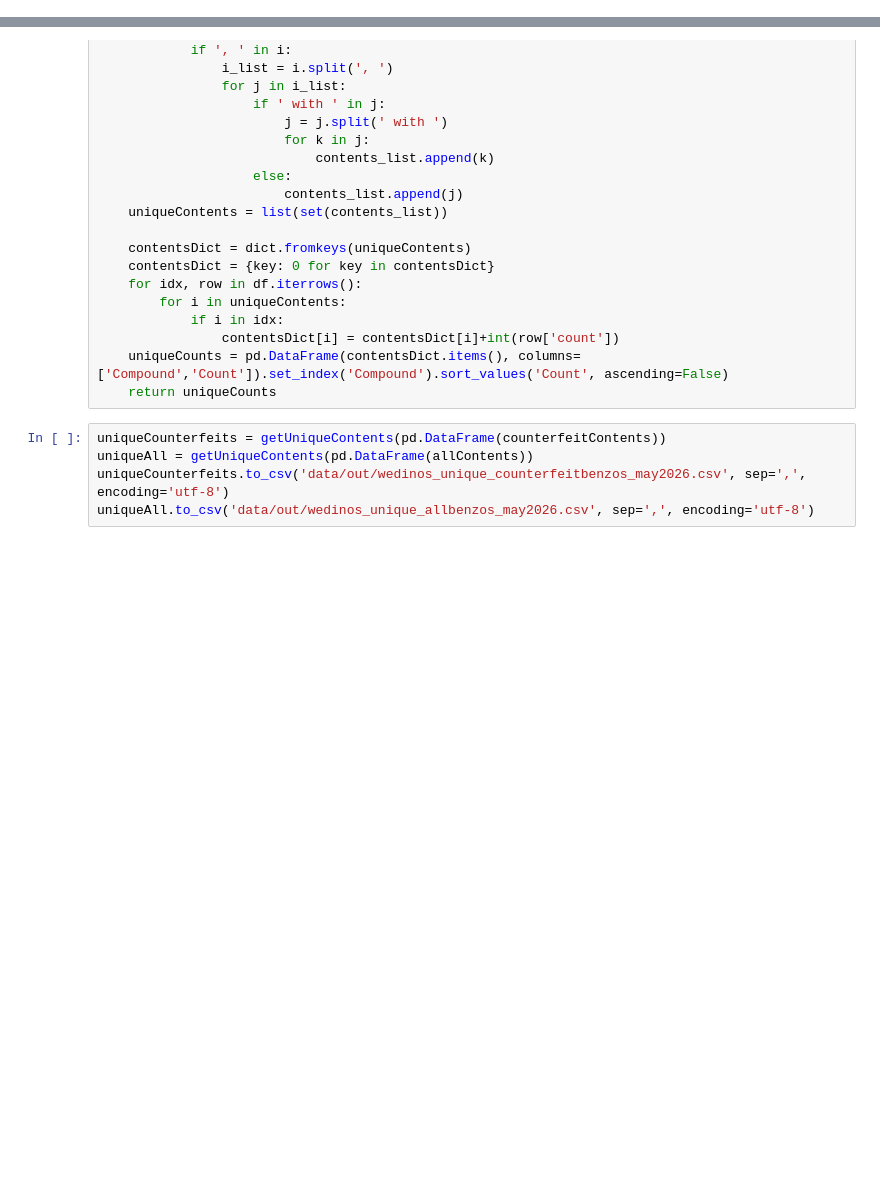
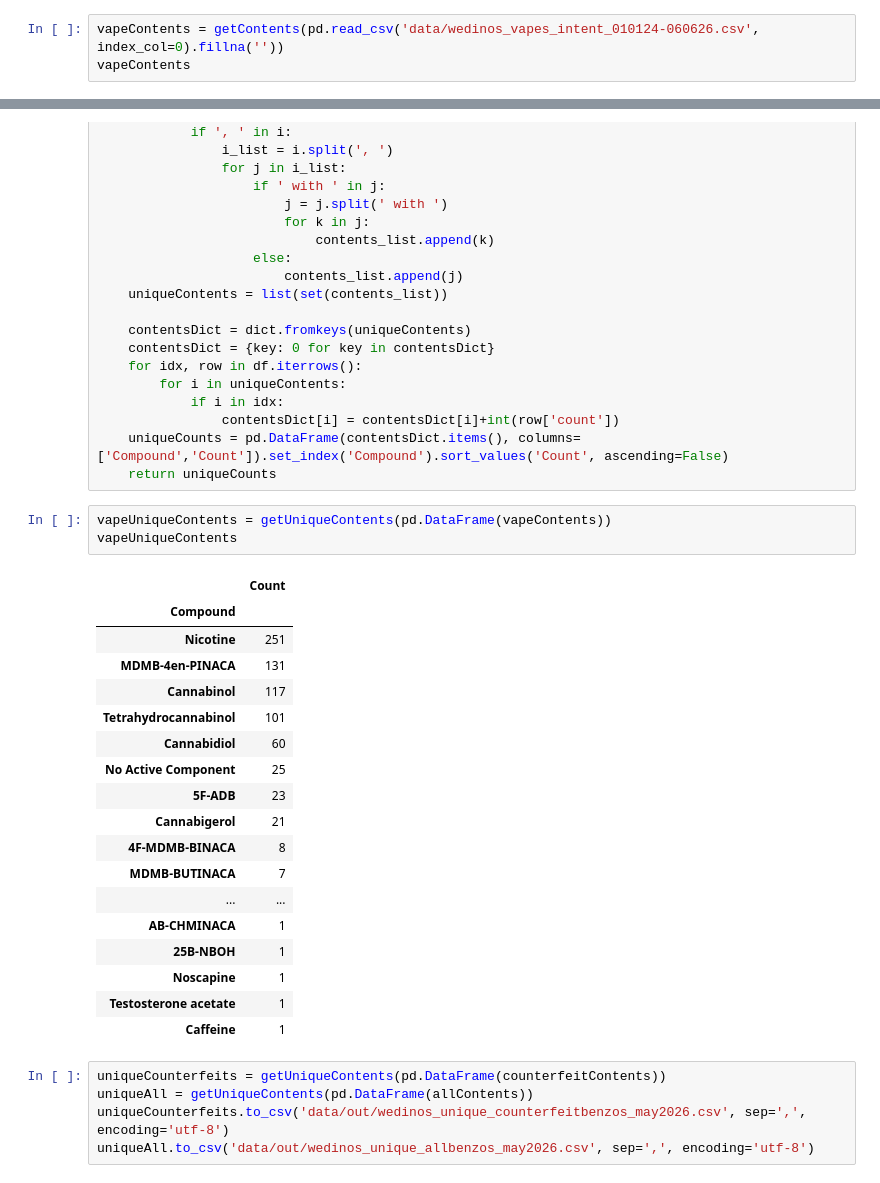
Before and after one commit to Benzo-Research-Project/NitazeneMap, a Jupyter notebook: WEDINOSParser.ipynb, the cells around one changed output, grey strips where cells are left out. Saved outputs shown, nothing was run; the diff lists cells and outputs as text; blank space fills up the shorter version.

```diff
--- a/WEDINOSParser.ipynb
+++ b/WEDINOSParser.ipynb
@@ -1187,3 +1188,6 @@ def getContents(df):
     df['complete contents'] = contentsColumn
     Contents = df['complete contents'].value_counts()
     return Contents
+# %%
+vapeContents = getContents(pd.read_csv('data/wedinos_vapes_intent_010124-060626.csv', index_col=0).fillna(''))
+vapeContents
@@ -1404,6 +1422,28 @@ def getUniqueContents(df):
                 contentsDict[i] = contentsDict[i]+int(row['count'])
     uniqueCounts = pd.DataFrame(contentsDict.items(), columns=['Compound','Count']).set_index('Compound').sort_values('Count', ascending=False)
     return uniqueCounts
+# %%
+vapeUniqueContents = getUniqueContents(pd.DataFrame(vapeContents))
+vapeUniqueContents
+# %% [output]
+|  | Count |
+| Compound |  |
+| Nicotine | 251 |
+| MDMB-4en-PINACA | 131 |
+| Cannabinol | 117 |
+| Tetrahydrocannabinol | 101 |
+| Cannabidiol | 60 |
+| No Active Component | 25 |
+| 5F-ADB | 23 |
+| Cannabigerol | 21 |
+| 4F-MDMB-BINACA | 8 |
+| MDMB-BUTINACA | 7 |
+| ... | ... |
+| AB-CHMINACA | 1 |
+| 25B-NBOH | 1 |
+| Noscapine | 1 |
+| Testosterone acetate | 1 |
+| Caffeine | 1 |
 # %%
 uniqueCounterfeits = getUniqueContents(pd.DataFrame(counterfeitContents))
 uniqueAll = getUniqueContents(pd.DataFrame(allContents))
```
Also changed, not shown: parts of 14 cells of this notebook, 48 other files.
